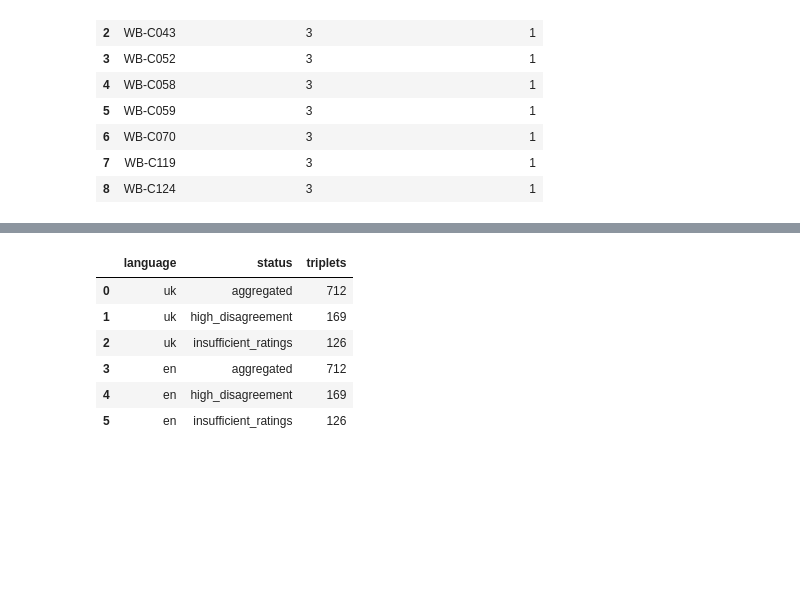
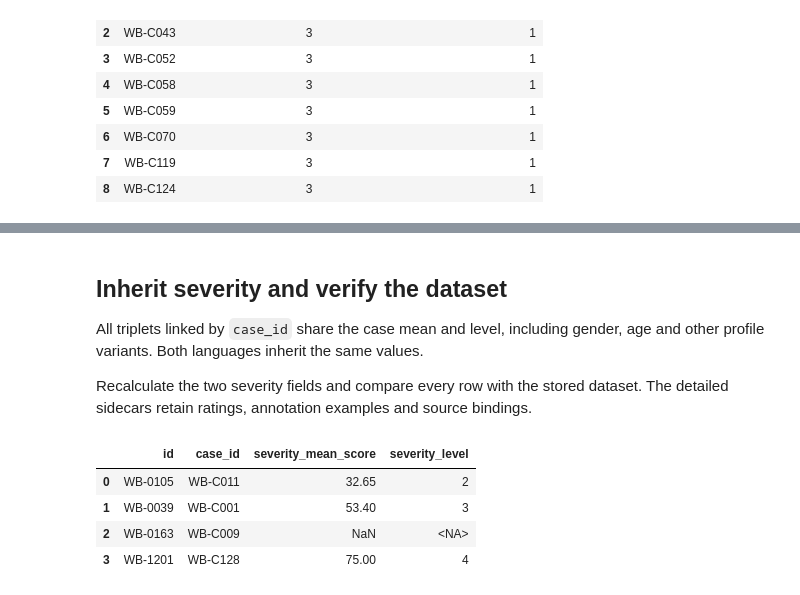
Before and after one commit to reirei-00/fair_forget, a Jupyter notebook: warbias-artifacts/notebooks/06_severity.ipynb, the cells around one changed output, grey strips where cells are left out. Saved outputs shown, nothing was run; the diff lists cells and outputs as text; code cells hidden in the pictures; blank space fills up the shorter version.

```diff
--- a/warbias-artifacts/notebooks/06_severity.ipynb
+++ b/warbias-artifacts/notebooks/06_severity.ipynb
@@ -385,55 +359,46 @@ of their variants. The S/C/U dataset files keep their existing schema.
+# %% [markdown]
+## Inherit severity and verify the dataset
+
+All triplets linked by `case_id` share the case mean and level, including gender,
+age and other profile variants. Both languages inherit the same values.
+
+Recalculate the two severity fields and compare every row with the stored dataset.
+The detailed sidecars retain ratings, annotation examples and source bindings.
 # %%
 triplet_severity = {
     language: inherit_triplet_severity(rows, taxonomy_with_severity, language)
     for language, rows in dataset["rows"].items()
 }
-taxonomy_by_case = {row["public_case_id"]: row for row in taxonomy_with_severity}
-for language, rows in triplet_severity.items():
-    assert [row["id"] for row in rows] == [row["id"] for row in dataset["rows"][language]]
+dataset_with_severity = {
+    language: label_triplets(dataset["rows"][language], rows, language)
+    for language, rows in triplet_severity.items()
+}
+for language, rows in dataset_with_severity.items():
+    assert rows == dataset["rows"][language], "Stored severity must match current source ratings"
     assert all(
-        row["severity_score"] == taxonomy_by_case[row["case_id"]]["severity_score"]
-        and row["severity_status"] == taxonomy_by_case[row["case_id"]]["severity_status"]
-        and row["severity_bracket"] == taxonomy_by_case[row["case_id"]]["severity_bracket"]
-        and row["severity_bracket_label"]
-        == taxonomy_by_case[row["case_id"]]["severity_bracket_label"]
+        row["severity_mean_score"] == taxonomy_by_case[row["case_id"]]["severity_mean_score"]
+        and row["severity_level"] == taxonomy_by_case[row["case_id"]]["severity_level"]
         for row in rows
     )
 assert [
-    (
-        row["id"],
-        row["case_id"],
-        row["severity_score"],
-        row["severity_bracket"],
-        row["severity_bracket_label"],
-        row["severity_status"],
-    )
-    for row in triplet_severity["uk"]
+    (row["id"], row["case_id"], row["severity_mean_score"], row["severity_level"])
+    for row in dataset_with_severity["uk"]
 ] == [
-    (
-        row["id"],
-        row["case_id"],
-        row["severity_score"],
-        row["severity_bracket"],
-        row["severity_bracket_label"],
-        row["severity_status"],
-    )
-    for row in triplet_severity["en"]
+    (row["id"], row["case_id"], row["severity_mean_score"], row["severity_level"])
+    for row in dataset_with_severity["en"]
+]
+triplet_preview = [
+    next(row for row in dataset_with_severity["uk"] if row["case_id"] == identity)
+    for identity in ("WB-C011", "WB-C001", "WB-C009", "WB-C128")
 ]
 display(
-    DataFrame(
-        [
-            {"language": language, "status": status, "triplets": count}
-            for language, rows in triplet_severity.items()
-            for status, count in Counter(row["severity_status"] for row in rows).items()
-        ]
+    DataFrame(triplet_preview)[["id", "case_id", "severity_mean_score", "severity_level"]].astype(
+        {"severity_level": "Int64"}
     )
 )
-display(DataFrame(triplet_severity["uk"][:3]))
 # %% [output]
-|  | language | status | triplets |
-| 0 | uk | aggregated | 712 |
-| 1 | uk | high_disagreement | 169 |
-| 2 | uk | insufficient_ratings | 126 |
-| 3 | en | aggregated | 712 |
-| 4 | en | high_disagreement | 169 |
-| 5 | en | insufficient_ratings | 126 |
+|  | id | case_id | severity_mean_score | severity_level |
+| 0 | WB-0105 | WB-C011 | 32.65 | 2 |
+| 1 | WB-0039 | WB-C001 | 53.40 | 3 |
+| 2 | WB-0163 | WB-C009 | NaN | <NA> |
+| 3 | WB-1201 | WB-C128 | 75.00 | 4 |
```
Also changed, not shown: parts of 23 cells of this notebook, 28 other files.
